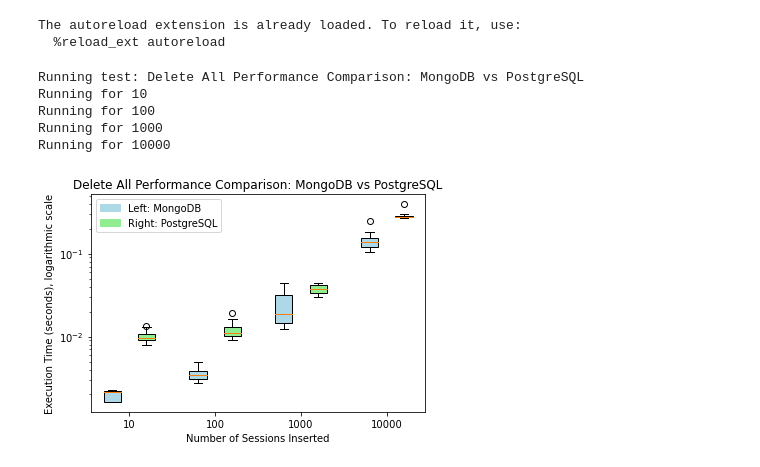
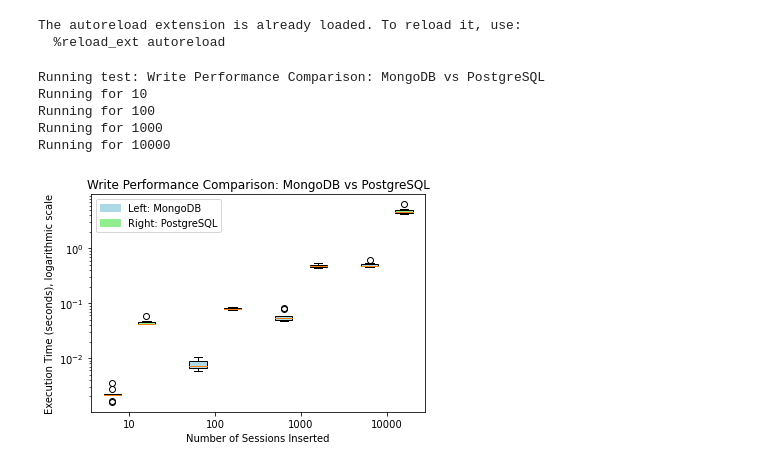
Before and after one commit to FelixKStudent/DBI-Project-Poker, a Jupyter notebook: DB/PerformanceComparison.ipynb, the cells around one changed output. Saved outputs shown, nothing was run; the diff lists cells and outputs as text; code cells hidden in the pictures.

```diff
--- a/DB/PerformanceComparison.ipynb
+++ b/DB/PerformanceComparison.ipynb
@@ -106,37 +106,38 @@ def delete_all_mongo(mongoFaker):
 def delete_all_postgres(sqlUtils):
     sqlUtils.delete_all()
 
-tests = [#(write_test_mongo, write_test_postgres, "Write Performance Comparison: MongoDB vs PostgreSQL", False),
+tests = [(write_test_mongo, write_test_postgres, "Write Performance Comparison: MongoDB vs PostgreSQL", False),
          #(read_all_mongo, read_all_postgres, "Read All Performance Comparison: MongoDB vs PostgreSQL", True),
          #(read_with_filter_test_mongo, read_with_filter_test_postgres, 'Read With Filter Performance Comparison: MongoDB vs PostgreSQL', True),
          #(read_with_filter_projection_mongo, read_with_filter_projection_postgres, "Read With Filter & Projection Performance Comparison: MongoDB vs PostgreSQL", True),
          #(read_with_filter_projection_sort_mongo, read_with_filter_projection_sort_postgres, "Read With Filter, Projection & Sort Performance Comparison: MongoDB vs PostgreSQL", True),
          #(update_all_mongo, update_all_postgres, "Update All Performance Comparison: MongoDB vs PostgreSQL", True),
          #(update_where_mongo, update_where_postgres, "Update with Filter Performance Comparison: MongoDB vs PostgreSQL", True),
-         (delete_all_mongo, delete_all_postgres, "Delete All Performance Comparison: MongoDB vs PostgreSQL", True)]
+         #(delete_all_mongo, delete_all_postgres, "Delete All Performance Comparison: MongoDB vs PostgreSQL", True)
+
 
 num_sessions_list = [10, 100, 1000, 10000]
 num_tests = 10
 
 for test in tests:
     print("Running test: " + test[2])
     mongo_results = []
     postgres_results = []
     for num_sessions in num_sessions_list:
         print("Running for " + str(num_sessions))
         faker = DataFaker(5, 10, num_sessions, 100, 2, 5, 10)
 
         times_mongo = run_tests('mongo', faker, num_tests, test[0], test[1], test[3])
         mongo_results.append(times_mongo)
         times_postgres = run_tests('postgres', faker, num_tests, test[0], test[1], test[3])
         postgres_results.append(times_postgres)
 
     # Plot results
     plot_results(mongo_results, postgres_results, test[2])
 # %% [output]
-Running test: Delete All Performance Comparison: MongoDB vs PostgreSQL
+Running test: Write Performance Comparison: MongoDB vs PostgreSQL
 Running for 10
 Running for 100
 Running for 1000
 Running for 10000
-[figure, old version]
+[figure, new version]
```
Also changed, not shown: parts of 2 cells of this notebook, 3 other files.
